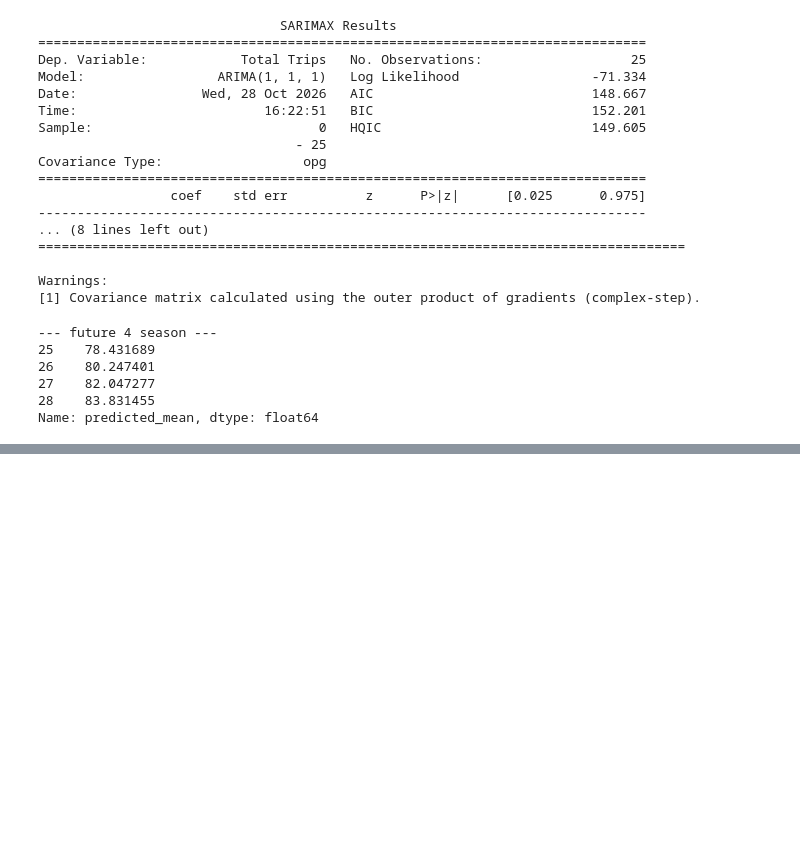
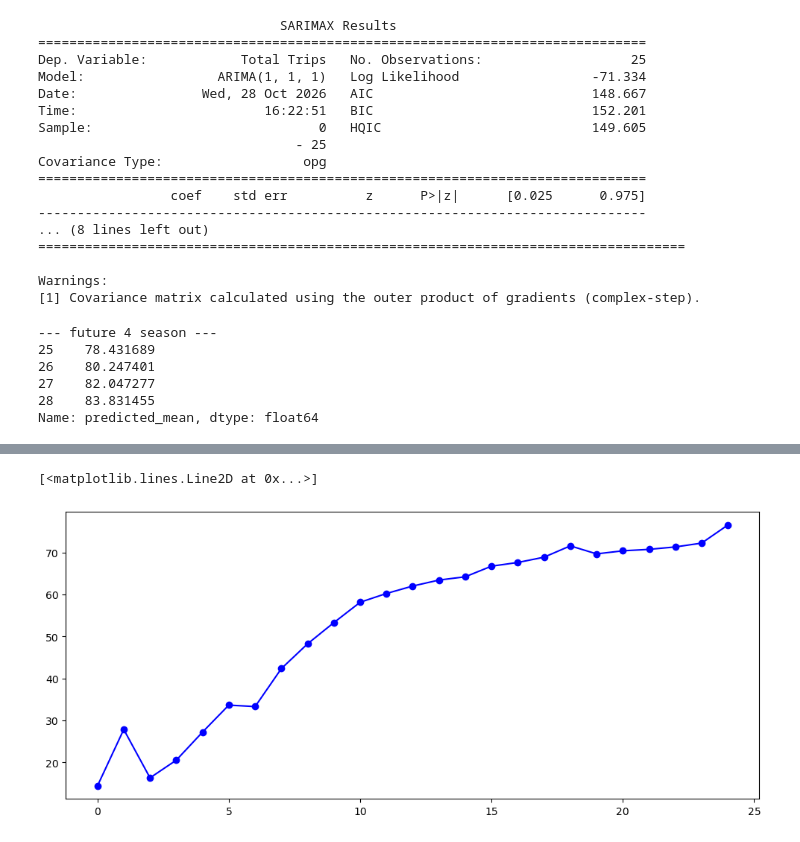
Before and after one commit to narantungalag-cct/CA1-2026022, a Jupyter notebook: notebook/CA1.ipynb, the cells around one changed output, grey strips where cells are left out. Saved outputs shown, nothing was run; the diff lists cells and outputs as text; code cells hidden in the pictures; blank space fills up the shorter version.

```diff
--- a/notebook/CA1.ipynb
+++ b/notebook/CA1.ipynb
@@ -234,0 +249,6 @@ Name: predicted_mean, dtype: float64
+# %%
+plt.figure(figsize=(12, 5))
+plt.plot(df1.index, df1['Total Trips'], label='Actual Trips (real meaning)', color='blue', marker='o')
+# %% [output]
+[<matplotlib.lines.Line2D at 0x...>]
+[figure, added]
```
Also changed, not shown: parts of 3 cells of this notebook.
